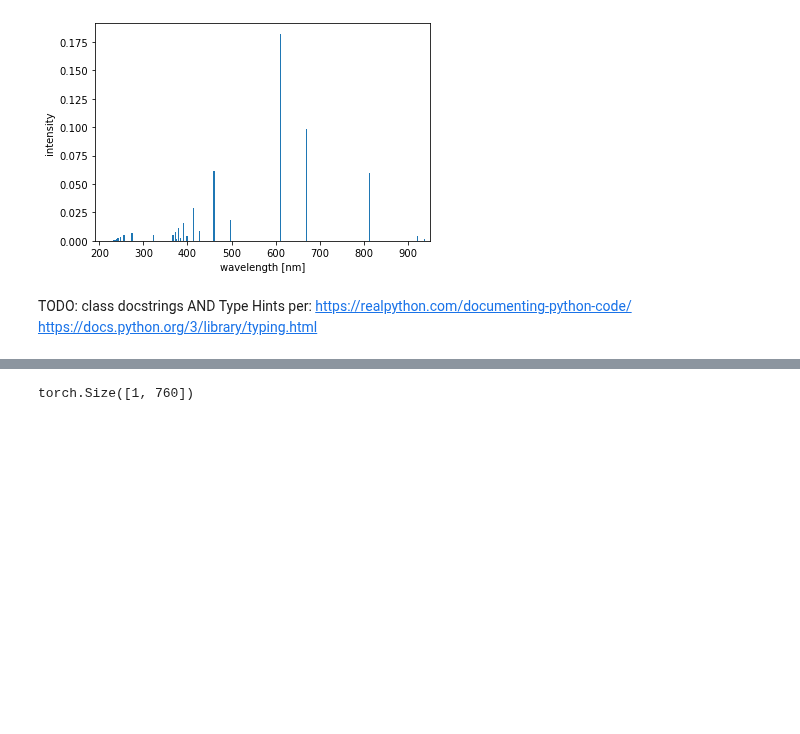
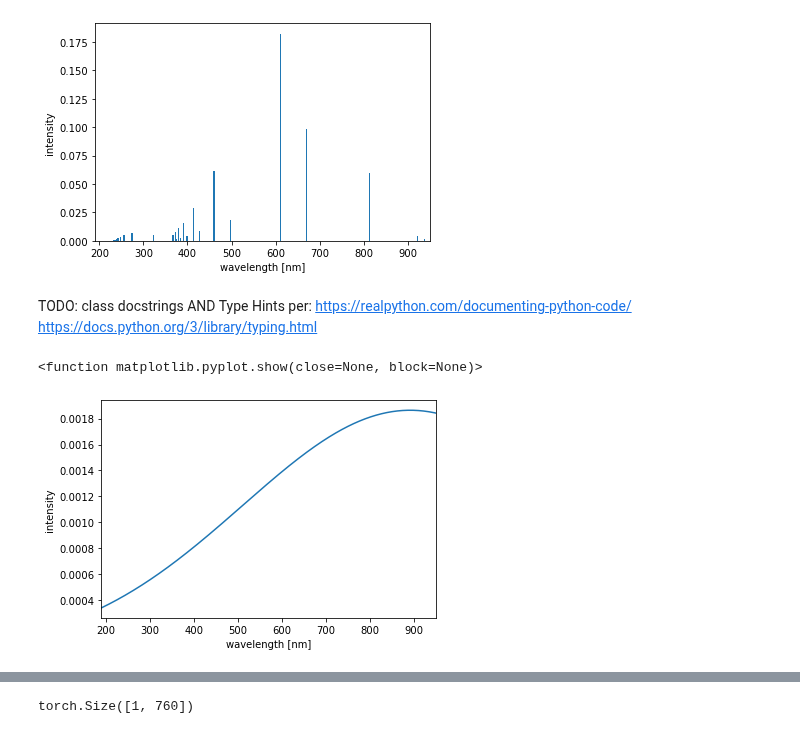
Before and after one commit to MWhitta/phaseMAP, a Jupyter notebook: LIBS_Training.ipynb, the cells around one changed output, grey strips where cells are left out. Saved outputs shown, nothing was run; the diff lists cells and outputs as text; code cells hidden in the pictures; blank space fills up the shorter version.

```diff
--- a/LIBS_Training.ipynb
+++ b/LIBS_Training.ipynb
@@ -354,3 +350,21 @@ class spectrum_maker():
+# %%
+#explore Gaussian artifact formula
+inc=1
+w_lo=190 # lower limit of spectrum
+w_hi=950 # upper limit of spectrum
+maximum=0.1 #max relative intensity
+sigma = (w_hi-w_lo) * 0.5
+mu = np.random.randint(w_lo,w_hi)
+wave = np.arange(w_lo,w_hi,inc)
+bg = 100 * np.random.rand() * maximum * (1/(sigma * np.sqrt(2 * np.pi))) * np.exp( - (wave - mu)**2 / (2 * sigma**2))
+plt.plot(wave, bg)
+plt.xlabel('wavelength [nm]')
+plt.ylabel('intensity')
+plt.xlim([190, 950])
+plt.show
+# %% [output]
+<function matplotlib.pyplot.show(close=None, block=None)>
+[figure, added]
 # %%
 #Test peak maker method from class spectrum_maker
 my_maker = spectrum_maker(10)
```
Also changed, not shown: parts of 4 cells of this notebook.
